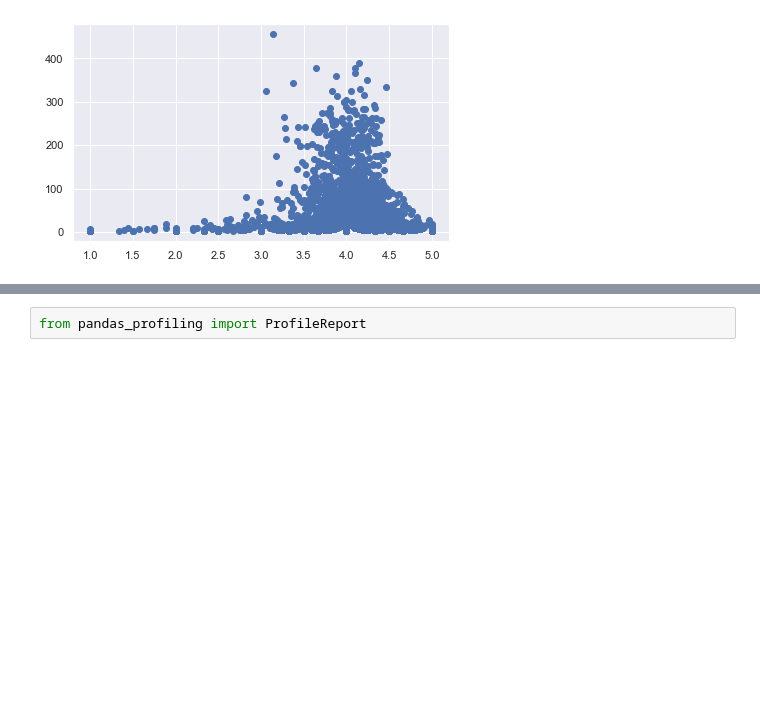
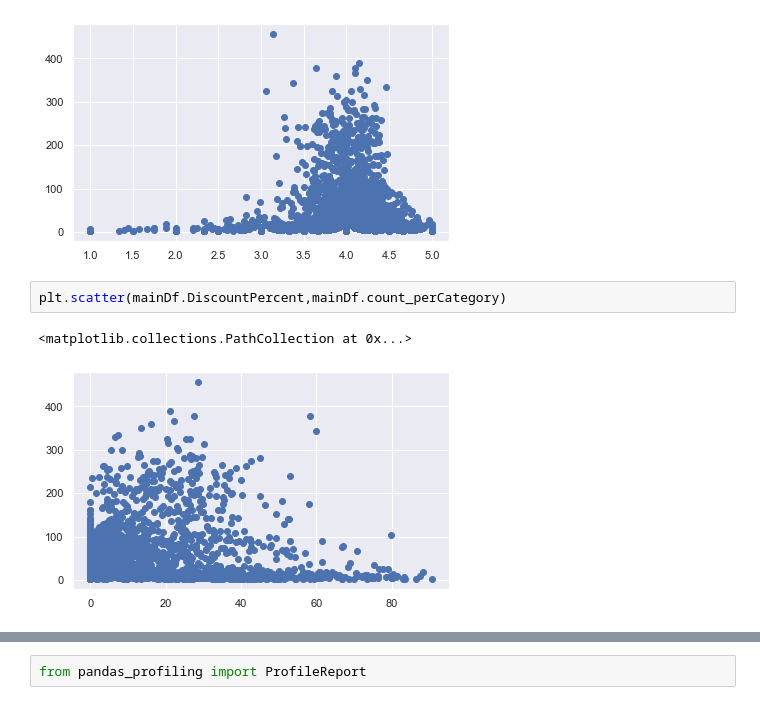
Before and after one commit to shivamkk32/CP-1, a Jupyter notebook: Week-wise Sales Forecast.ipynb, the cells around one changed output, grey strips where cells are left out. Cells and saved outputs as stored; diff of their text form; blank space fills up the shorter version.

```diff
--- a/Week-wise Sales Forecast.ipynb
+++ b/Week-wise Sales Forecast.ipynb
@@ -249,3 +276,8 @@ plt.scatter(mainDf.Review_score,mainDf.count_perCategory)
 # %% [output]
 <matplotlib.collections.PathCollection at 0x...>
 [figure]
+# %%
+plt.scatter(mainDf.DiscountPercent,mainDf.count_perCategory)
+# %% [output]
+<matplotlib.collections.PathCollection at 0x...>
+[figure, added]
```
Also changed, not shown: parts of 17 cells of this notebook, 2 other files.
